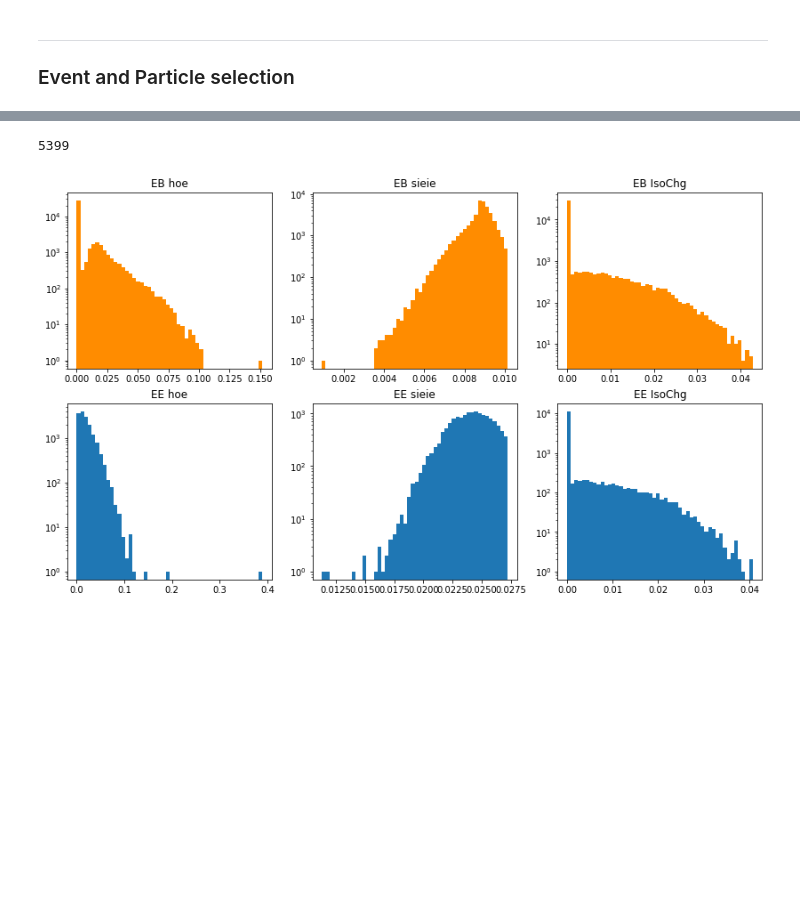
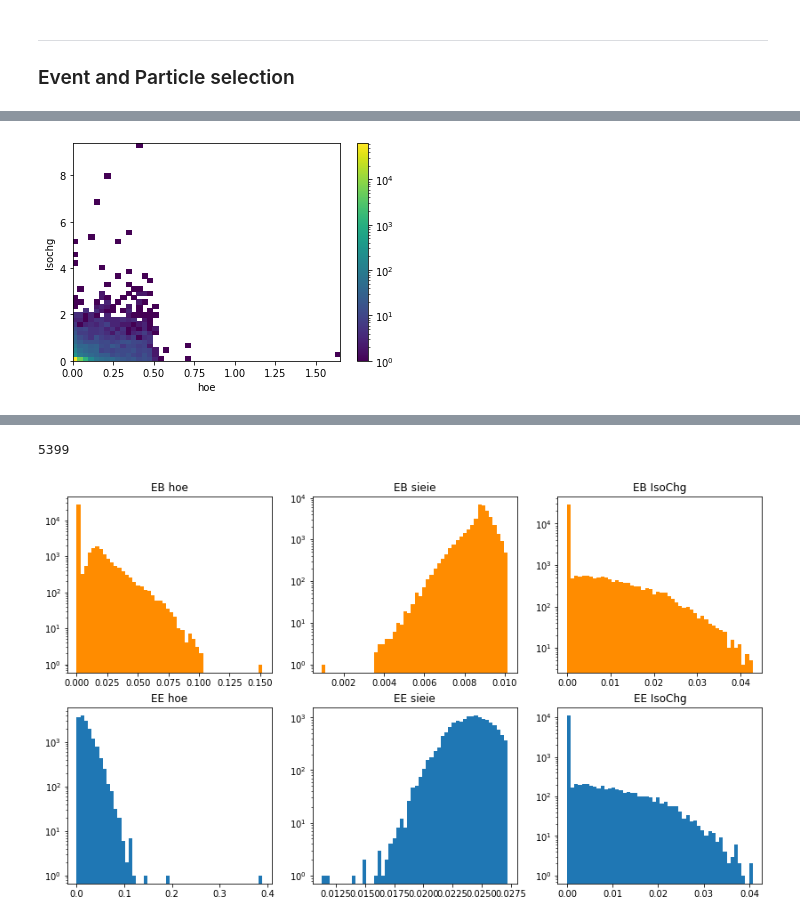
Before and after one commit to JW-corp/J.W_Analysis, a Jupyter notebook: Coffea_WZG/Jupyter/Test_FakePhoton.ipynb, the cells around one changed output, grey strips where cells are left out. Cells and saved outputs as stored; diff of their text form; code cells hidden in the pictures; blank space fills up the shorter version.

```diff
--- a/Coffea_WZG/Jupyter/Test_FakePhoton.ipynb
+++ b/Coffea_WZG/Jupyter/Test_FakePhoton.ipynb
@@ -245,0 +240,13 @@ for eventIdx,pho in enumerate(Photon):
+# %%
+from matplotlib.colors import LogNorm
+fig, ax = plt.subplots()
+
+h = ax.hist2d(flat_dim(EB_Photon.hoe),flat_dim(EB_Photon.pfRelIso03_chg),bins=(50,50),norm=LogNorm())
+plt.xlabel('hoe')
+#plt.ylim(10,100)
+#plt.xlim(-1,1)
+plt.ylabel('Isochg')
+fig.colorbar(h[3],ax=ax)
+plt.show()
+# %% [output]
+[figure, added]
```
Also changed, not shown: parts of 14 cells of this notebook.
